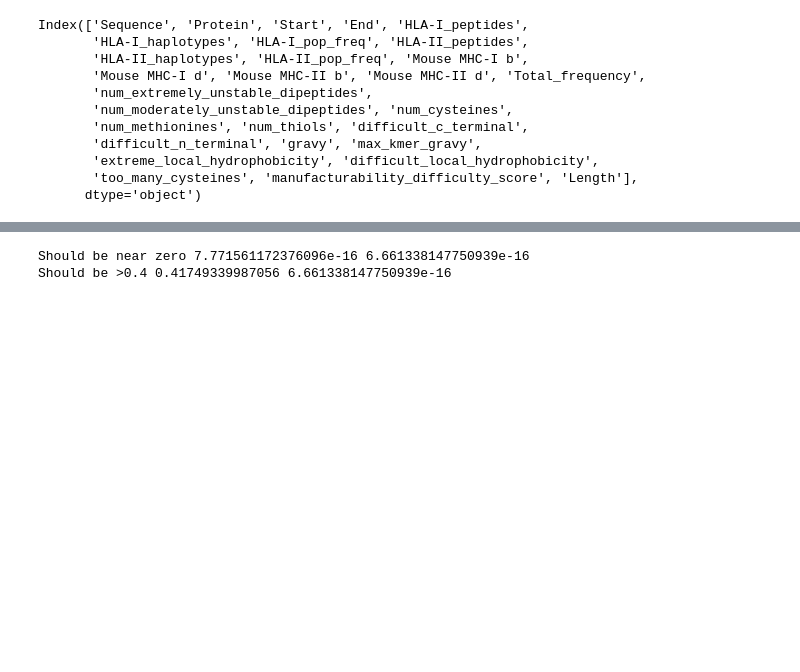
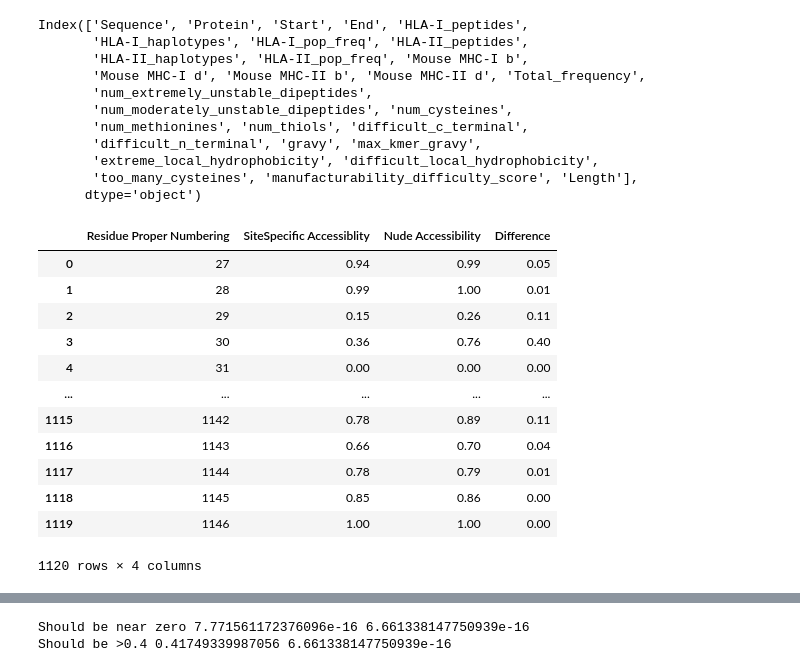
Before and after one commit to pirl-unc/Landscape-and-Selection-of-Vaccine-Epitopes-in-SARS-CoV-2, a Jupyter notebook: vaccine-peptides/Select vaccine peptides.ipynb, the cells around one changed output, grey strips where cells are left out. Cells and saved outputs as stored; diff of their text form; code cells hidden in the pictures; blank space fills up the shorter version.

```diff
--- a/vaccine-peptides/Select vaccine peptides.ipynb
+++ b/vaccine-peptides/Select vaccine peptides.ipynb
@@ -279,4 +279,21 @@ Index(['Sequence', 'Protein', 'Start', 'End', 'HLA-I_peptides',
        'extreme_local_hydrophobicity', 'difficult_local_hydrophobicity',
        'too_many_cysteines', 'manufacturability_difficulty_score', 'Length'],
       dtype='object')
+# %%
+df_accessibility = pd.read_csv("../solvent-accessibility/Woods-Glycans-MD-Site-Specific-Accessibility.csv");
+df_accessibility
+# %% [output]
+|  | Residue Proper Numbering | SiteSpecific Accessiblity | Nude Accessibility | Difference |
+| 0 | 27 | 0.94 | 0.99 | 0.05 |
+| 1 | 28 | 0.99 | 1.00 | 0.01 |
+| 2 | 29 | 0.15 | 0.26 | 0.11 |
+| 3 | 30 | 0.36 | 0.76 | 0.40 |
+| 4 | 31 | 0.00 | 0.00 | 0.00 |
+| ... | ... | ... | ... | ... |
+| 1115 | 1142 | 0.78 | 0.89 | 0.11 |
+| 1116 | 1143 | 0.66 | 0.70 | 0.04 |
+| 1117 | 1144 | 0.78 | 0.79 | 0.01 |
+| 1118 | 1145 | 0.85 | 0.86 | 0.00 |
+| 1119 | 1146 | 1.00 | 1.00 | 0.00 |
+1120 rows × 4 columns
 # %%
```
Also changed, not shown: parts of 11 cells of this notebook, 43 other files.
